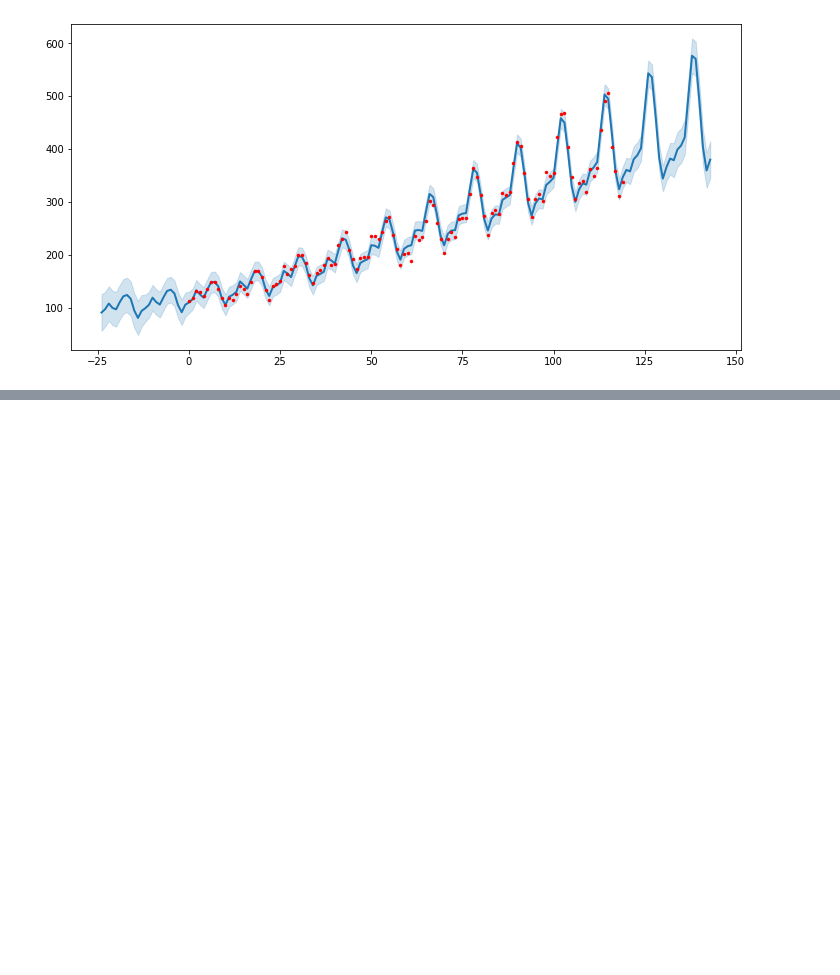
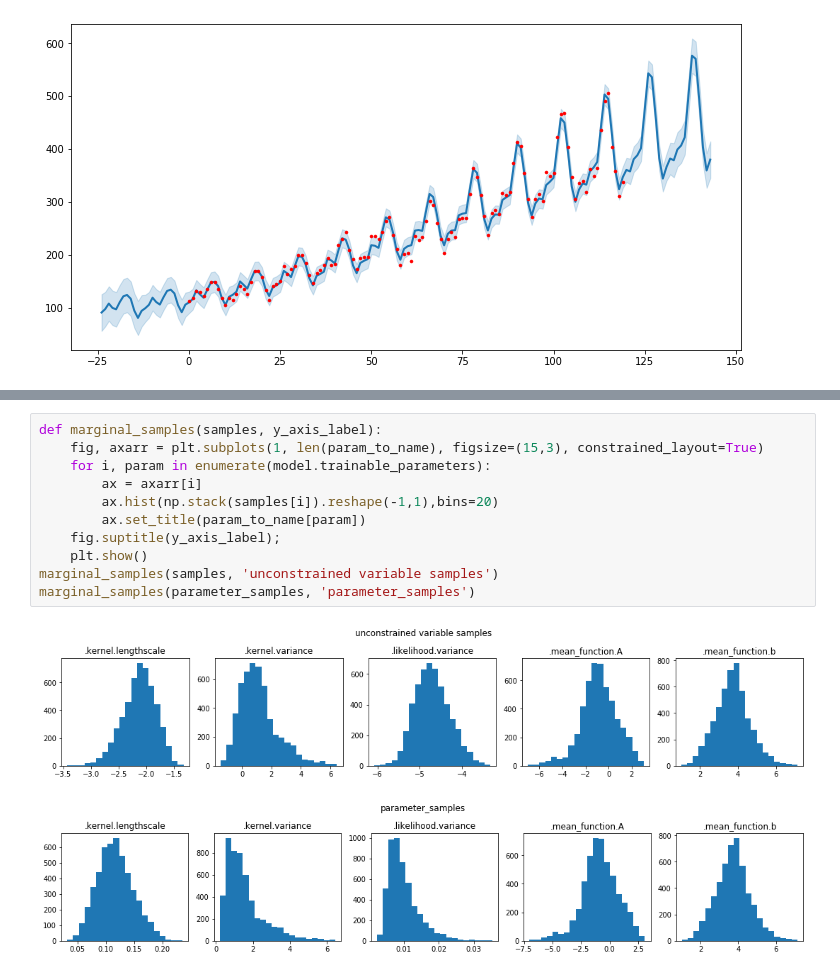
Before and after one commit to kaijennissen/gaussian_processes, a Jupyter notebook: gp-tutorial/gp-tutorial-4-GPflow.ipynb, the cells around one changed output, grey strips where cells are left out. Drawn from its saved outputs; the diff is of its cells as text; blank space fills up the shorter version.

```diff
--- a/gp-tutorial/gp-tutorial-4-GPflow.ipynb
+++ b/gp-tutorial/gp-tutorial-4-GPflow.ipynb
@@ -367,0 +476,14 @@ plt.plot(X_train, y_train, 'r.', mew=.5)
+# %%
+def marginal_samples(samples, y_axis_label):
+    fig, axarr = plt.subplots(1, len(param_to_name), figsize=(15,3), constrained_layout=True)
+    for i, param in enumerate(model.trainable_parameters):
+        ax = axarr[i]
+        ax.hist(np.stack(samples[i]).reshape(-1,1),bins=20)
+        ax.set_title(param_to_name[param])
+    fig.suptitle(y_axis_label);
+    plt.show()
+marginal_samples(samples, 'unconstrained variable samples')
+marginal_samples(parameter_samples, 'parameter_samples')
+# %% [output]
+[figure, added]
+[figure, added]
```
Also changed, not shown: parts of 11 cells of this notebook, 2 other files.
